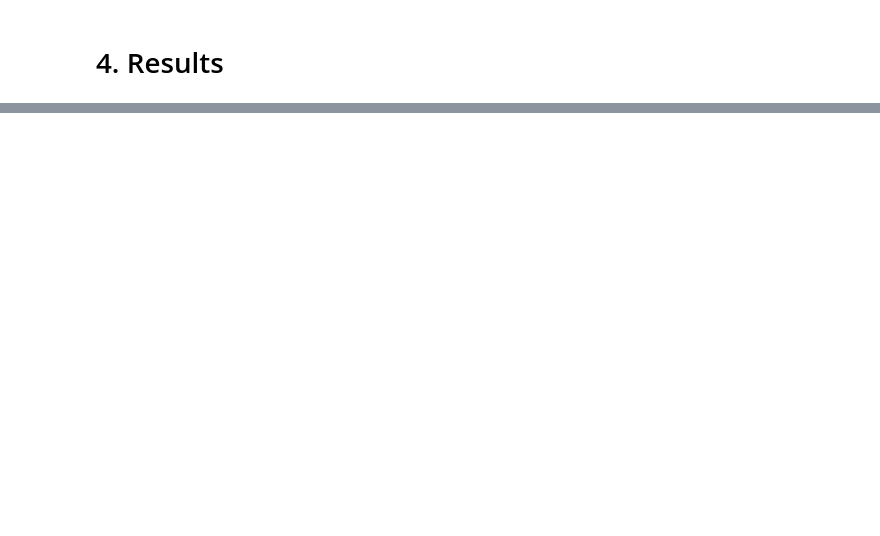
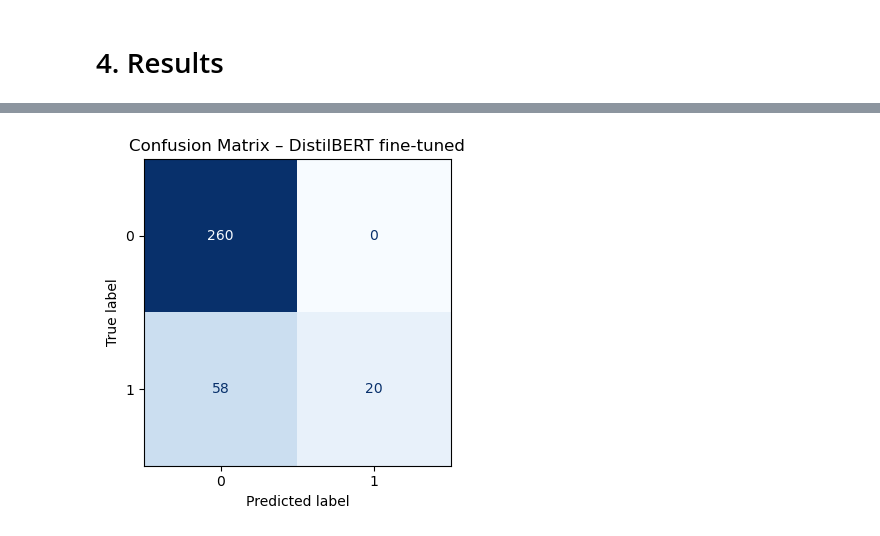
Before and after one commit to LucasCharb/Data_Project, a Jupyter notebook: Project.ipynb, the cells around one changed output, grey strips where cells are left out. Saved outputs shown, nothing was run; the diff lists cells and outputs as text; code cells hidden in the pictures; blank space fills up the shorter version.

```diff
--- a/Project.ipynb
+++ b/Project.ipynb
@@ -980,9 +1202,24 @@ class TextDataset(Dataset):
         return item
 
 # Creamos datasets con tus splits existentes
-train_dataset = TextDataset(X_train_text, y_train, tokenizer)
-val_dataset   = TextDataset(X_val_text,   y_val,   tokenizer)
-test_dataset  = TextDataset(X_test_text,  y_test,  tokenizer)
+# ============================
+# USAR SOLO UN SUBCONJUNTO PARA DISTILBERT
+# ============================
+
+N_TRAIN_BERT = min(2000, len(X_train_text))
+N_VAL_BERT   = min(500,  len(X_val_text))
+N_TEST_BERT  = min(500,  len(X_test_text))
+
+train_dataset = TextDataset(X_train_text[:N_TRAIN_BERT],
+                            y_train[:N_TRAIN_BERT],
+                            tokenizer)
+val_dataset   = TextDataset(X_val_text[:N_VAL_BERT],
+                            y_val[:N_VAL_BERT],
+                            tokenizer)
+test_dataset  = TextDataset(X_test_text[:N_TEST_BERT],
+                            y_test[:N_TEST_BERT],
+                            tokenizer)
+
 
 # DataLoaders
 batch_size = 16
@@ -1016,7 +1253,7 @@ def evaluate(model, loader, device):
 # 4. Loop de entrenamiento
 # -----------------------------
 optimizer = torch.optim.AdamW(model.parameters(), lr=2e-5)
-epochs = 3
+epochs = 2
 
 for epoch in range(epochs):
     model.train()
@@ -1200,0 +1658,22 @@ plot_grouped_bar(metric="Test_F1", title_suffix="Test F1-macro")
+# %%
+def plot_confusion_matrix_from_arrays(y_true, y_pred, title="Confusion matrix"):
+    cm = confusion_matrix(y_true, y_pred)
+    disp = ConfusionMatrixDisplay(
+        confusion_matrix=cm,
+        display_labels=np.unique(y_true),
+    )
+    fig, ax = plt.subplots(figsize=(4, 4))
+    disp.plot(ax=ax, cmap="Blues", colorbar=False)
+    plt.title(title)
+    plt.xlabel("Predicted label")
+    plt.ylabel("True label")
+    plt.tight_layout()
+    plt.show()
+
+plot_confusion_matrix_from_arrays(
+    y_true_test,
+    y_pred_test,
+    title="Confusion Matrix – DistilBERT fine-tuned",
+)
+# %% [output]
+[figure, added]
```
Also changed, not shown: parts of 46 cells of this notebook.
